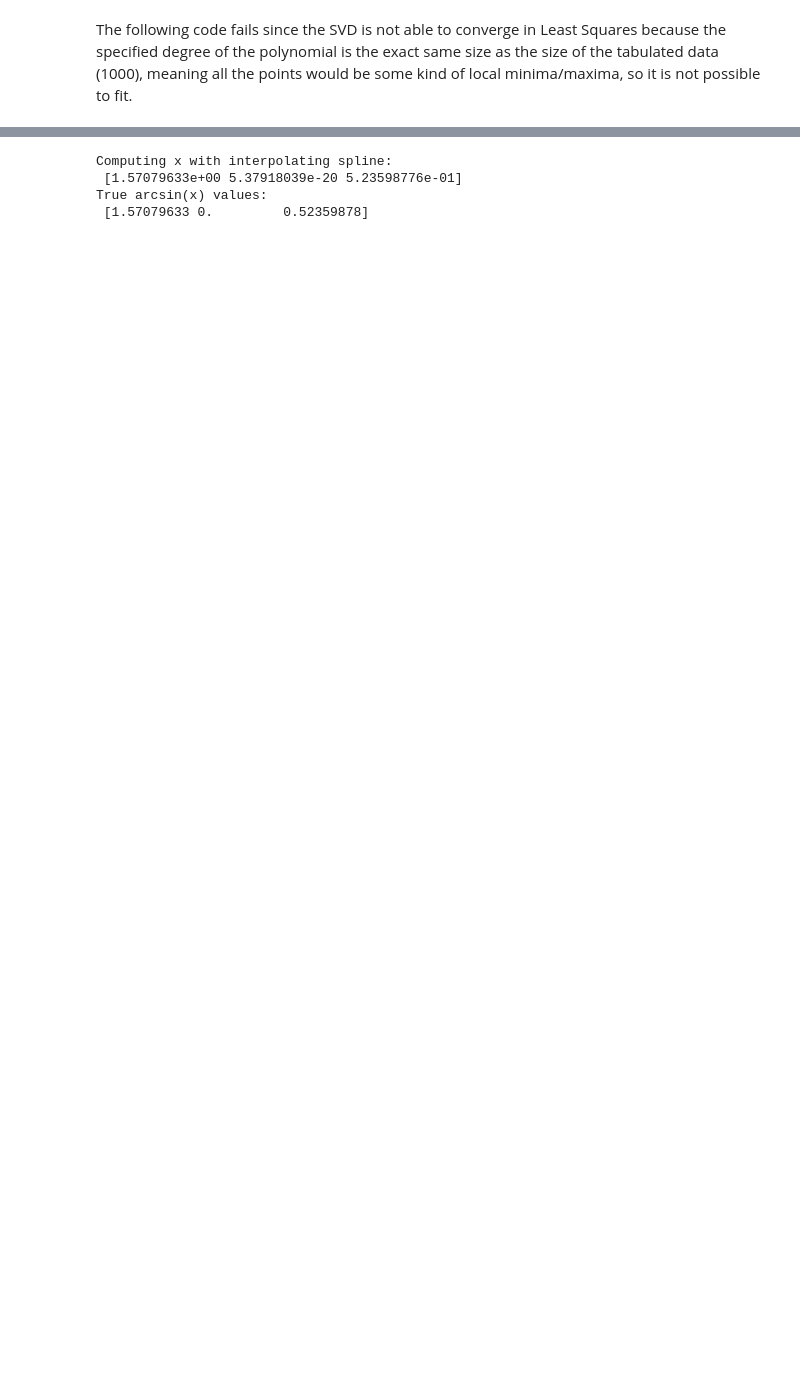
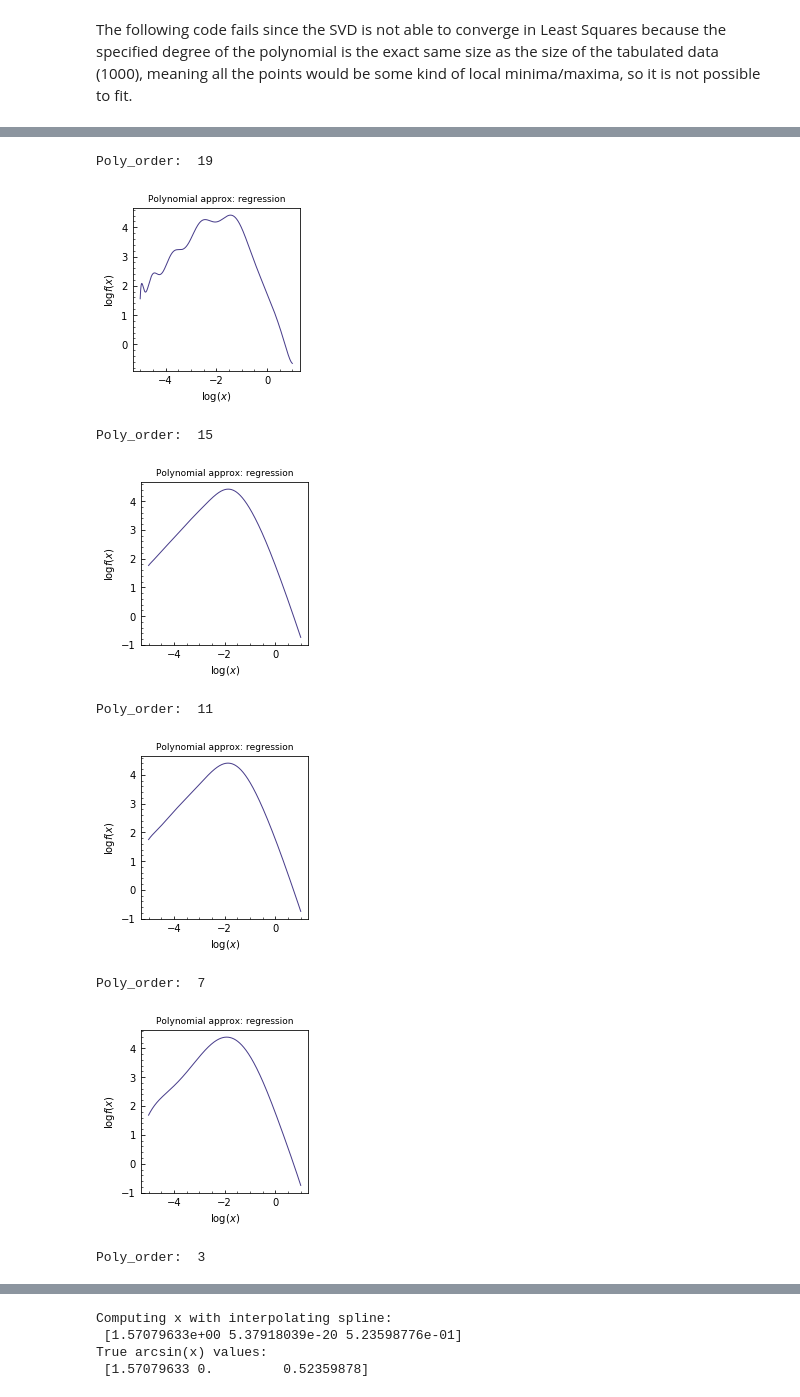
Before and after one commit to tiffanyz13/a211w20, a Jupyter notebook: hw02_tiffany.ipynb, the cells around one changed output, grey strips where cells are left out. Saved outputs shown, nothing was run; the diff lists cells and outputs as text; code cells hidden in the pictures; blank space fills up the shorter version.

```diff
--- a/hw02_tiffany.ipynb
+++ b/hw02_tiffany.ipynb
@@ -561,0 +189,26 @@ The interpolated spline for $y=\sin(x)$ on the interval $[0,\pi/2]$ computes val
+# %%
+
+for i in range(19, 1, -4):
+    print("Poly_order: ", i)
+    poly_int, a_int = poly_approx(lk, lPk, lkt, method='regression',
+                                  poly_order=i)
+    plot_line_points(lkt, poly_int,
+                 xlabel=r'$\log(x)$',
+                 plot_title="Polynomial approx: regression",
+                 ylabel=r'$\log f(x)$', figsize=3)
+poly_int, a_int = poly_approx(lk, lPk, lkt, method='regression',
+                                  poly_order=2)
+plot_line_points(lkt, poly_int,
+                 xlabel=r'$\log(x)$',
+                 plot_title="Polynomial approx: regression (order 2)",
+                 ylabel=r'$\log f(x)$', figsize=3)
+# %% [output]
+Poly_order:  19
+[figure, added]
+Poly_order:  15
+[figure, added]
+Poly_order:  11
+[figure, added]
+Poly_order:  7
+[figure, added]
+Poly_order:  3
```
Also changed, not shown: parts of 88 cells of this notebook.
